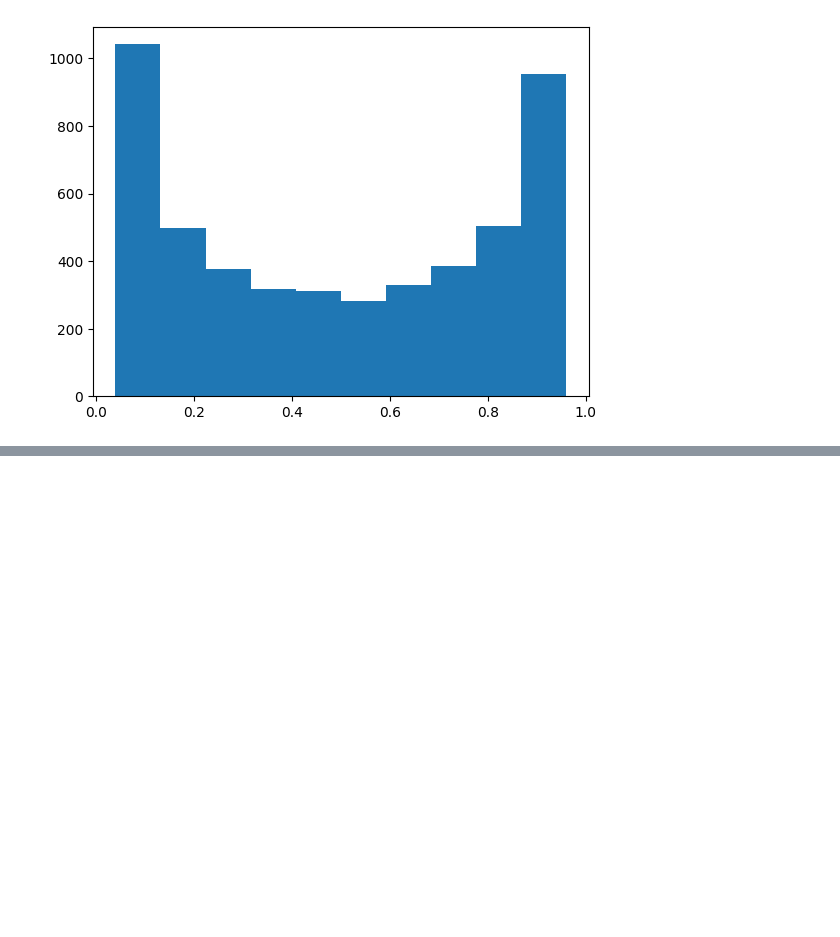
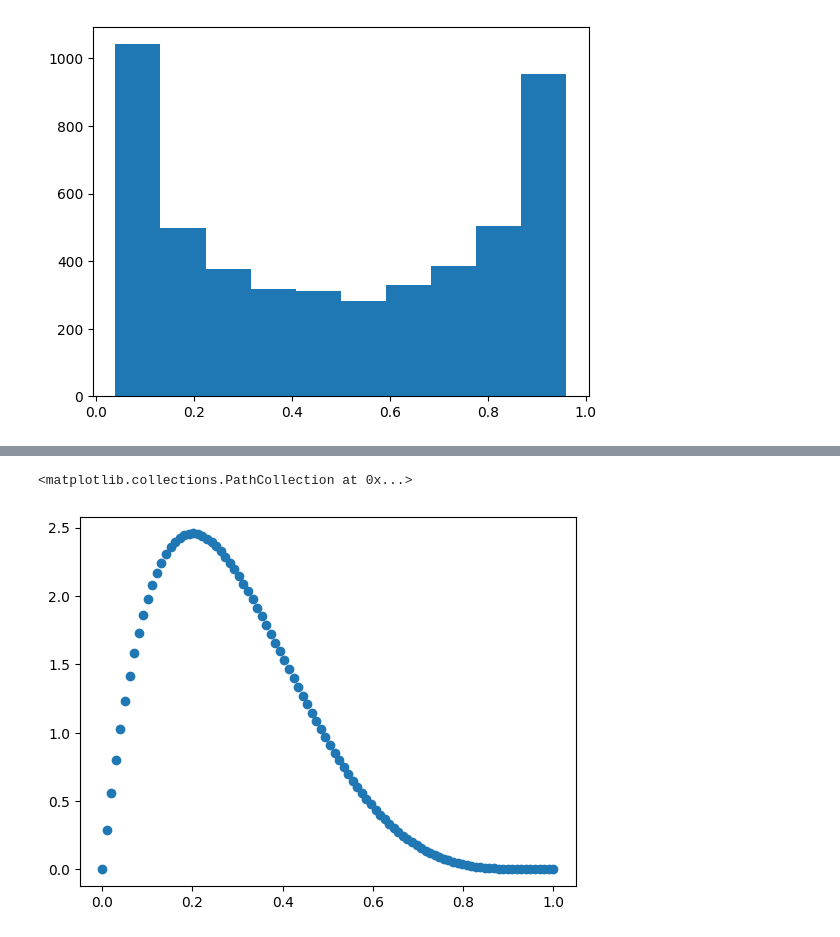
Before and after one commit to nhanvtran/directional-pixel-detectors, a Jupyter notebook: hit-position/train-1DA-Beta.ipynb, the cells around one changed output, grey strips where cells are left out. Saved outputs shown, nothing was run; the diff lists cells and outputs as text; code cells hidden in the pictures; blank space fills up the shorter version.

Commit message:
attempt at beta distribution loss

```diff
--- a/hit-position/train-1DA-Beta.ipynb
+++ b/hit-position/train-1DA-Beta.ipynb
@@ -57,3 +57,10 @@ plt.hist(y_test)
         0.96027086]),
  <BarContainer object of 10 artists>)
 [figure]
+# %%
+dist = tfp.distributions.Beta(concentration1 = 2,
+                              concentration0 = 5)
+
+xpoints = np.linspace(0,1,100)
+plt.scatter(xpoints,dist.prob(xpoints))
+# %% [output]
@@ -60 +72,3 @@ plt.hist(y_test)
+<matplotlib.collections.PathCollection at 0x...>
+[figure, added]
 # %%
```
Also changed, not shown: parts of 13 cells of this notebook.
